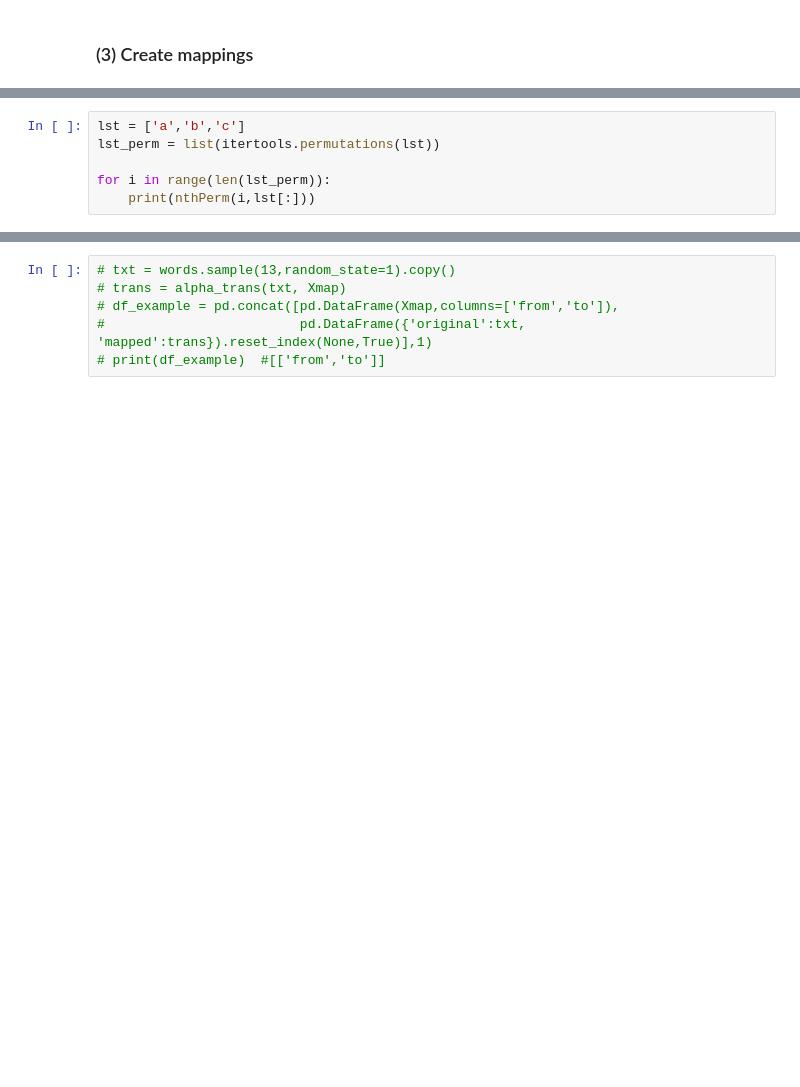
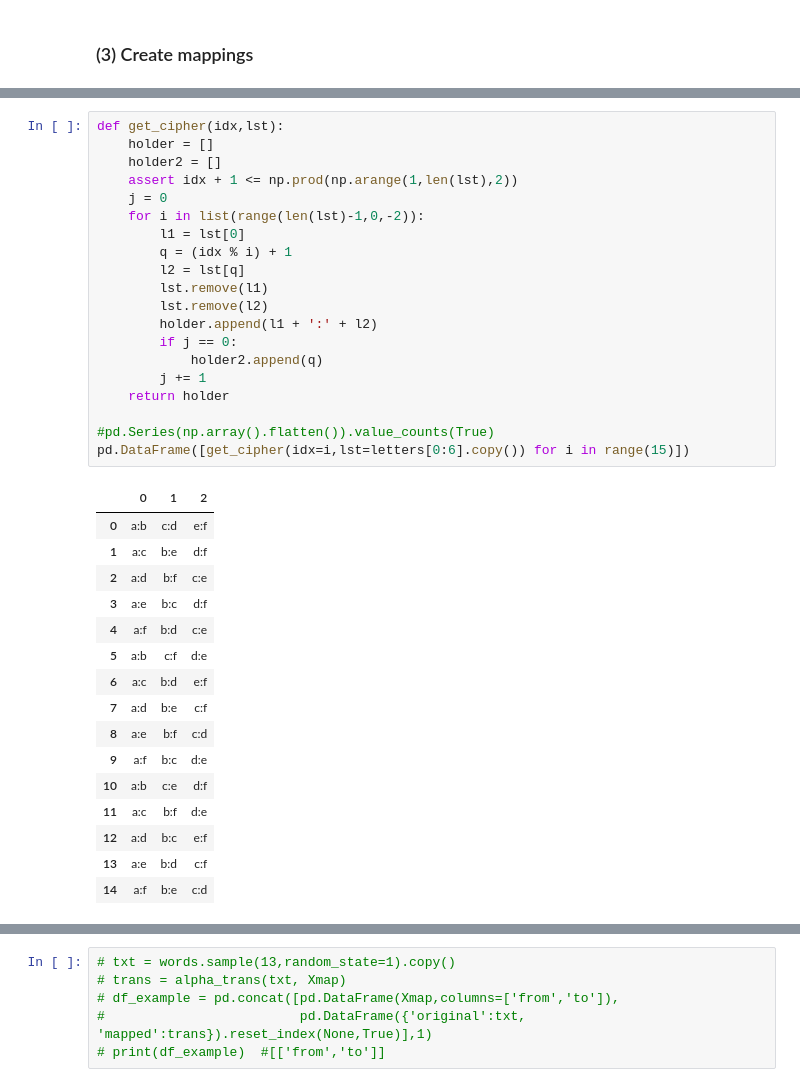
Before and after one commit to ErikinBC/mirror_alphabet, a Jupyter notebook: christian_bok.ipynb, the cells around one changed output, grey strips where cells are left out. Drawn from its saved outputs; the diff is of its cells as text; blank space fills up the shorter version.

Commit message:
having permutation indexer

```diff
--- a/christian_bok.ipynb
+++ b/christian_bok.ipynb
@@ -152,6 +127,0 @@ nthPerm(101012000000000000000001506,letters[:])
-# %%
-lst = ['a','b','c']
-lst_perm = list(itertools.permutations(lst))
-
-for i in range(len(lst_perm)):
-    print(nthPerm(i,lst[:]))
@@ -164,0 +155,37 @@ c, b, a
+# %%
+def get_cipher(idx,lst):
+    holder = []
+    holder2 = []
+    assert idx + 1 <= np.prod(np.arange(1,len(lst),2))
+    j = 0
+    for i in list(range(len(lst)-1,0,-2)):
+        l1 = lst[0]
+        q = (idx % i) + 1
+        l2 = lst[q]
+        lst.remove(l1)
+        lst.remove(l2)
+        holder.append(l1 + ':' + l2)
+        if j == 0:
+            holder2.append(q)
+        j += 1
+    return holder
+
+#pd.Series(np.array().flatten()).value_counts(True)
+pd.DataFrame([get_cipher(idx=i,lst=letters[0:6].copy()) for i in range(15)])
+# %% [output]
+|  | 0 | 1 | 2 |
+| 0 | a:b | c:d | e:f |
+| 1 | a:c | b:e | d:f |
+| 2 | a:d | b:f | c:e |
+| 3 | a:e | b:c | d:f |
+| 4 | a:f | b:d | c:e |
+| 5 | a:b | c:f | d:e |
+| 6 | a:c | b:d | e:f |
+| 7 | a:d | b:e | c:f |
+| 8 | a:e | b:f | c:d |
+| 9 | a:f | b:c | d:e |
+| 10 | a:b | c:e | d:f |
+| 11 | a:c | b:f | d:e |
+| 12 | a:d | b:c | e:f |
+| 13 | a:e | b:d | c:f |
+| 14 | a:f | b:e | c:d |
```
Also changed, not shown: parts of 10 cells of this notebook.
